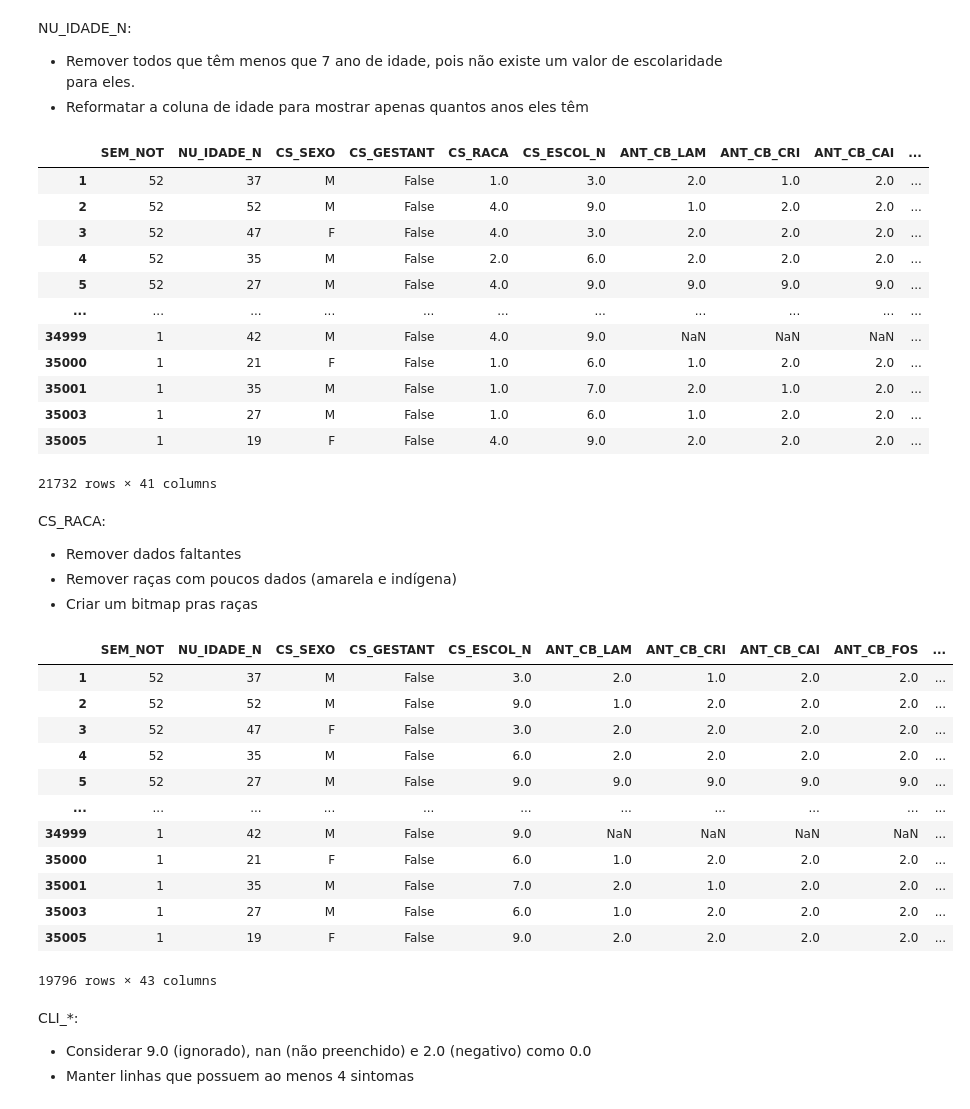
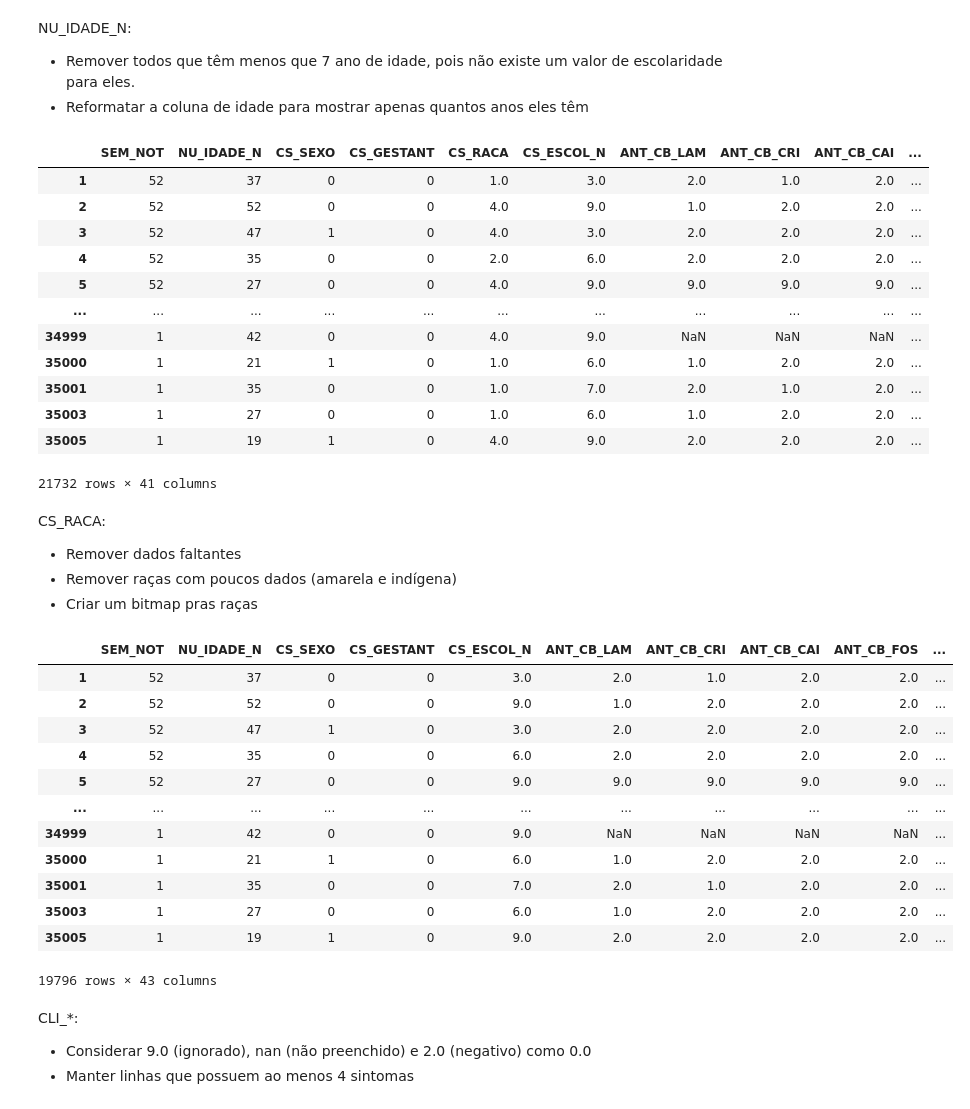
Before and after one commit to arturrur/mc853, a Jupyter notebook: Preprocessing.ipynb, the cells around one changed output. Cells and saved outputs as stored; diff of their text form; code cells hidden in the pictures.

```diff
--- a/Preprocessing.ipynb
+++ b/Preprocessing.ipynb
@@ -5,7 +5,7 @@ Ler arquivo csv e manter apenas as colunas necessárias
 # %%
 import pandas as pd
 
-df_23 = pd.read_csv("https://raw.githubusercontent.com/arturrur/mc853/refs/heads/main/source/csv/LEPTBR23.csv", usecols=["SEM_NOT", "SG_UF_NOT", "DT_SIN_PRI", "NU_IDADE_N", "CS_RACA",
+df_23 = pd.read_csv("https://raw.githubusercontent.com/arturrur/mc853/refs/heads/main/data/raw/LEPTBR23.csv", usecols=["SEM_NOT", "SG_UF_NOT", "DT_SIN_PRI", "NU_IDADE_N", "CS_RACA",
                                                                                                                       "CS_SEXO", "CS_ESCOL_N", "CS_GESTANT", "NDUPLIC_N", "ANT_CB_LAM", "ANT_CB_CRI",
                                                                                                                       "ANT_CB_CAI", "ANT_CB_FOS", "ANT_CB_SIN", "ANT_CB_PLA", "ANT_CB_COR",
                                                                                                                       "ANT_CB_ROE", "ANT_CB_GRA", "ANT_CB_TER", "ANT_CB_LIX", "ANT_HUMANO", "ANT_ANIMAI",
@@ -14,7 +14,7 @@ df_23 = pd.read_csv("https://raw.githubusercontent.com/arturrur/mc853/refs/heads
                                                                                                                       'CLI_CARDIA', 'CLI_HEMOPU', 'CLI_HEMORR', 'CLI_MENING',
                                                                                                                       "CLI_DT_ATE", "EVOLUCAO"])
 
-df_22 = pd.read_csv("https://raw.githubusercontent.com/arturrur/mc853/refs/heads/main/source/csv/LEPTBR22.csv", usecols=["SEM_NOT", "SG_UF_NOT", "DT_SIN_PRI", "NU_IDADE_N", "CS_RACA",
+df_22 = pd.read_csv("https://raw.githubusercontent.com/arturrur/mc853/refs/heads/main/data/raw/LEPTBR22.csv", usecols=["SEM_NOT", "SG_UF_NOT", "DT_SIN_PRI", "NU_IDADE_N", "CS_RACA",
                                                                                                                       "CS_SEXO", "CS_ESCOL_N", "CS_GESTANT", "NDUPLIC_N", "ANT_CB_LAM", "ANT_CB_CRI",
                                                                                                                       "ANT_CB_CAI", "ANT_CB_FOS", "ANT_CB_SIN", "ANT_CB_PLA", "ANT_CB_COR",
                                                                                                                       "ANT_CB_ROE", "ANT_CB_GRA", "ANT_CB_TER", "ANT_CB_LIX", "ANT_HUMANO", "ANT_ANIMAI",
@@ -112,6 +112,8 @@ df["region"] = df["int"].map(regions)
 df = pd.get_dummies(df, columns=['region'], prefix='', prefix_sep='')
 df = df.drop(columns=["int", "SG_UF_NOT"])
 
+df[['Norte', 'Nordeste', 'Sudeste', 'Sul', 'Centro-Oeste']] = df[['Norte', 'Nordeste', 'Sudeste', 'Sul', 'Centro-Oeste']].astype(int)
+
 print(df)
 # %% [output]
        SEM_NOT DT_SIN_PRI  NU_IDADE_N CS_SEXO  CS_GESTANT  CS_RACA  \
@@ -181,0 +188,3 @@ df
+# %%
+df['CS_SEXO'] = df['CS_SEXO'].replace({'M': 0, 'F': 1})
+df
@@ -184,7 +207,7 @@ CS_GESTANT, transformar a coluna em bool
 - True se gestante
 - False caso contrário
 # %%
-df['CS_GESTANT'] = df['CS_GESTANT'].apply(lambda x: True if x in [1, 2, 3, 4] else False)
+df['CS_GESTANT'] = df['CS_GESTANT'].apply(lambda x: 1 if x in [1, 2, 3, 4] else 0)
 df
 # %% [output]
 |  | SEM_NOT | NU_IDADE_N | CS_SEXO | CS_GESTANT | CS_RACA | CS_ESCOL_N | ANT_CB_LAM | ANT_CB_CRI | ANT_CB_CAI | ... |
@@ -211,17 +234,17 @@ df = df[df['NU_IDADE_N'] >= 7]
 df
 # %% [output]
 |  | SEM_NOT | NU_IDADE_N | CS_SEXO | CS_GESTANT | CS_RACA | CS_ESCOL_N | ANT_CB_LAM | ANT_CB_CRI | ANT_CB_CAI | ... |
-| 1 | 52 | 37 | M | False | 1.0 | 3.0 | 2.0 | 1.0 | 2.0 | ... |
-| 2 | 52 | 52 | M | False | 4.0 | 9.0 | 1.0 | 2.0 | 2.0 | ... |
-| 3 | 52 | 47 | F | False | 4.0 | 3.0 | 2.0 | 2.0 | 2.0 | ... |
-| 4 | 52 | 35 | M | False | 2.0 | 6.0 | 2.0 | 2.0 | 2.0 | ... |
-| 5 | 52 | 27 | M | False | 4.0 | 9.0 | 9.0 | 9.0 | 9.0 | ... |
+| 1 | 52 | 37 | 0 | 0 | 1.0 | 3.0 | 2.0 | 1.0 | 2.0 | ... |
+| 2 | 52 | 52 | 0 | 0 | 4.0 | 9.0 | 1.0 | 2.0 | 2.0 | ... |
+| 3 | 52 | 47 | 1 | 0 | 4.0 | 3.0 | 2.0 | 2.0 | 2.0 | ... |
+| 4 | 52 | 35 | 0 | 0 | 2.0 | 6.0 | 2.0 | 2.0 | 2.0 | ... |
+| 5 | 52 | 27 | 0 | 0 | 4.0 | 9.0 | 9.0 | 9.0 | 9.0 | ... |
 | ... | ... | ... | ... | ... | ... | ... | ... | ... | ... | ... |
-| 34999 | 1 | 42 | M | False | 4.0 | 9.0 | NaN | NaN | NaN | ... |
-| 35000 | 1 | 21 | F | False | 1.0 | 6.0 | 1.0 | 2.0 | 2.0 | ... |
-| 35001 | 1 | 35 | M | False | 1.0 | 7.0 | 2.0 | 1.0 | 2.0 | ... |
-| 35003 | 1 | 27 | M | False | 1.0 | 6.0 | 1.0 | 2.0 | 2.0 | ... |
-| 35005 | 1 | 19 | F | False | 4.0 | 9.0 | 2.0 | 2.0 | 2.0 | ... |
+| 34999 | 1 | 42 | 0 | 0 | 4.0 | 9.0 | NaN | NaN | NaN | ... |
+| 35000 | 1 | 21 | 1 | 0 | 1.0 | 6.0 | 1.0 | 2.0 | 2.0 | ... |
+| 35001 | 1 | 35 | 0 | 0 | 1.0 | 7.0 | 2.0 | 1.0 | 2.0 | ... |
+| 35003 | 1 | 27 | 0 | 0 | 1.0 | 6.0 | 1.0 | 2.0 | 2.0 | ... |
+| 35005 | 1 | 19 | 1 | 0 | 4.0 | 9.0 | 2.0 | 2.0 | 2.0 | ... |
 21732 rows × 41 columns
 # %% [markdown]
 CS_RACA:
@@ -231,32 +254,33 @@ CS_RACA:
 # %%
 racas = {
     1: "Branca",
     2: "Preta",
     3: "Amarela",
     4: "Parda",
     5: "Indigena",
     9: "Ignorado"
 }
 
 df = df.dropna(subset=["CS_RACA"])
 df = df[df["CS_RACA"] != 9.0]
 df = df[(df['CS_RACA'] != 3.0) & (df['CS_RACA'] != 5.0)]
 df["CS_RACA"] = df["CS_RACA"].map(racas)
 df = pd.get_dummies(df, columns=['CS_RACA'], prefix='', prefix_sep='')
+df[['Preta', 'Branca', 'Parda']] = df[['Preta', 'Branca', 'Parda']].astype(int)
 df
 # %% [output]
 |  | SEM_NOT | NU_IDADE_N | CS_SEXO | CS_GESTANT | CS_ESCOL_N | ANT_CB_LAM | ANT_CB_CRI | ANT_CB_CAI | ANT_CB_FOS | ... |
-| 1 | 52 | 37 | M | False | 3.0 | 2.0 | 1.0 | 2.0 | 2.0 | ... |
-| 2 | 52 | 52 | M | False | 9.0 | 1.0 | 2.0 | 2.0 | 2.0 | ... |
-| 3 | 52 | 47 | F | False | 3.0 | 2.0 | 2.0 | 2.0 | 2.0 | ... |
-| 4 | 52 | 35 | M | False | 6.0 | 2.0 | 2.0 | 2.0 | 2.0 | ... |
-| 5 | 52 | 27 | M | False | 9.0 | 9.0 | 9.0 | 9.0 | 9.0 | ... |
+| 1 | 52 | 37 | 0 | 0 | 3.0 | 2.0 | 1.0 | 2.0 | 2.0 | ... |
+| 2 | 52 | 52 | 0 | 0 | 9.0 | 1.0 | 2.0 | 2.0 | 2.0 | ... |
+| 3 | 52 | 47 | 1 | 0 | 3.0 | 2.0 | 2.0 | 2.0 | 2.0 | ... |
+| 4 | 52 | 35 | 0 | 0 | 6.0 | 2.0 | 2.0 | 2.0 | 2.0 | ... |
+| 5 | 52 | 27 | 0 | 0 | 9.0 | 9.0 | 9.0 | 9.0 | 9.0 | ... |
 | ... | ... | ... | ... | ... | ... | ... | ... | ... | ... | ... |
-| 34999 | 1 | 42 | M | False | 9.0 | NaN | NaN | NaN | NaN | ... |
-| 35000 | 1 | 21 | F | False | 6.0 | 1.0 | 2.0 | 2.0 | 2.0 | ... |
-| 35001 | 1 | 35 | M | False | 7.0 | 2.0 | 1.0 | 2.0 | 2.0 | ... |
-| 35003 | 1 | 27 | M | False | 6.0 | 1.0 | 2.0 | 2.0 | 2.0 | ... |
-| 35005 | 1 | 19 | F | False | 9.0 | 2.0 | 2.0 | 2.0 | 2.0 | ... |
+| 34999 | 1 | 42 | 0 | 0 | 9.0 | NaN | NaN | NaN | NaN | ... |
+| 35000 | 1 | 21 | 1 | 0 | 6.0 | 1.0 | 2.0 | 2.0 | 2.0 | ... |
+| 35001 | 1 | 35 | 0 | 0 | 7.0 | 2.0 | 1.0 | 2.0 | 2.0 | ... |
+| 35003 | 1 | 27 | 0 | 0 | 6.0 | 1.0 | 2.0 | 2.0 | 2.0 | ... |
+| 35005 | 1 | 19 | 1 | 0 | 9.0 | 2.0 | 2.0 | 2.0 | 2.0 | ... |
 19796 rows × 43 columns
 # %% [markdown]
 CLI_*:
```
Also changed, not shown: parts of 7 cells of this notebook.
